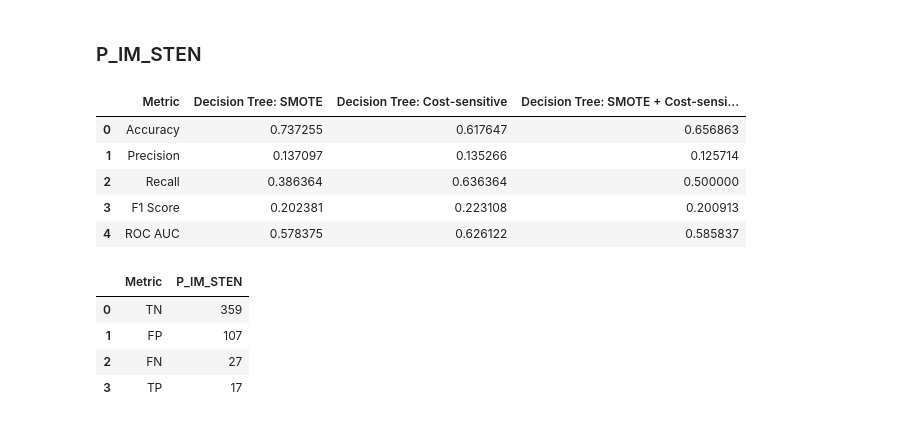
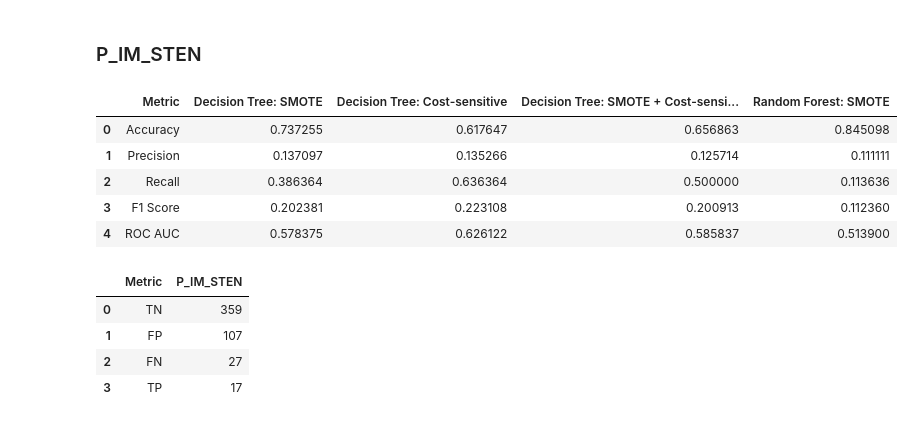
Before and after one commit to danghaidang04/Myocardial_Infraction_Complications_Analysis, a Jupyter notebook: DecisionTree.ipynb, the cells around one changed output. Drawn from its saved outputs; the diff is of its cells as text; code cells hidden in the pictures.

```diff
--- a/DecisionTree.ipynb
+++ b/DecisionTree.ipynb
@@ -822,16 +822,16 @@ pipeline = Pipeline(steps=[
 
 # Define the hyperparameters
 param_grid = {
-    'smote__sampling_strategy': [0.5, 0.6, 0.7, 0.8, 0.9, 1.0],
+    'smote__sampling_strategy': [0.5, 0.75, 1.0],
     'model__n_estimators': [25, 50, 75],
-    'model__max_depth': range(3, 10, 1),
-    'model__min_samples_split': range(5, 50, 5),
-    'model__min_samples_leaf': range(10, 40, 5),
+    'model__max_depth': range(6, 10, 1),
+    'model__min_samples_split': range(10, 50, 5),
+    'model__min_samples_leaf': range(5, 20, 5),
     'model__max_features': ['sqrt'],
 }
 
 # Define cross validation method
-cv = StratifiedKFold(n_splits=10, shuffle=True, random_state=0)
+cv = StratifiedKFold(n_splits=5, shuffle=True, random_state=0)
 
 # Define the grid search
 grid_search = GridSearchCV(pipeline, param_grid, cv=cv, scoring='roc_auc')
@@ -852,14 +874,13 @@ Couldn't find program: 'false'
 # %% [markdown]
 #### Test tables
 # %%
-%%script false --no-raise-error
 # Train table example for 5 targets
 best_model = []
 
 # ZSN
 pipeline = Pipeline(steps=[
-    ('smote', SMOTE(random_state=0, sampling_strategy=0.7)),
-    ('model', RandomForestClassifier(random_state=0, n_estimators=200, max_depth=9, max_features='sqrt', min_samples_leaf=10, min_samples_split=25))
+    ('smote', SMOTE(random_state=0, sampling_strategy=0.5)),
+    ('model', RandomForestClassifier(random_state=0, n_estimators=50, max_depth=9, max_features='sqrt', min_samples_leaf=10, min_samples_split=25))
 ])
 pipeline.fit(X_train[0], y_train[0])
 best_model.append(pipeline)
@@ -867,31 +888,31 @@ best_model.append(pipeline)
 # FIBR_PREDS
 pipeline = Pipeline(steps=[
     ('smote', SMOTE(random_state=0, sampling_strategy=0.5)),
-    ('model', RandomForestClassifier(random_state=0, n_estimators=100, max_depth=9, max_features='sqrt', min_samples_leaf=10, min_samples_split=30))
+    ('model', RandomForestClassifier(random_state=0, n_estimators=75, max_depth=9, max_features='sqrt', min_samples_leaf=5, min_samples_split=45))
 ])
 pipeline.fit(X_train[1], y_train[1])
 best_model.append(pipeline)
 
 # P_IM_STEN
 pipeline = Pipeline(steps=[
-    ('smote', SMOTE(random_state=0, sampling_strategy=0.5)),
-    ('model', RandomForestClassifier(random_state=0, n_estimators=100, max_depth=5, max_features='sqrt', min_samples_leaf=30, min_samples_split=10))
+    ('smote', SMOTE(random_state=0, sampling_strategy=0.75)),
+    ('model', RandomForestClassifier(random_state=0, n_estimators=50, max_depth=8, max_features='sqrt', min_samples_leaf=5, min_samples_split=15))
 ])
 pipeline.fit(X_train[2], y_train[2])
 best_model.append(pipeline)
 
 # REC_IM
 pipeline = Pipeline(steps=[
-    ('smote', SMOTE(random_state=0, sampling_strategy=0.5)),
-    ('model', RandomForestClassifier(random_state=0, n_estimators=100, max_depth=7, max_features='sqrt', min_samples_leaf=10, min_samples_split=10))
+    ('smote', SMOTE(random_state=0, sampling_strategy=0.75)),
+    ('model', RandomForestClassifier(random_state=0, n_estimators=25, max_depth=9, max_features='sqrt', min_samples_leaf=5, min_samples_split=10))
 ])
 pipeline.fit(X_train[3], y_train[3])
 best_model.append(pipeline)
 
 # OTEK_LANC
 pipeline = Pipeline(steps=[
-    ('smote', SMOTE(random_state=0, sampling_strategy=0.6)),
-    ('model', RandomForestClassifier(random_state=0, n_estimators=200, max_depth=9, max_features='sqrt', min_samples_leaf=10, min_samples_split=40))
+    ('smote', SMOTE(random_state=0, sampling_strategy=0.5)),
+    ('model', RandomForestClassifier(random_state=0, n_estimators=25, max_depth=9, max_features='sqrt', min_samples_leaf=5, min_samples_split=40))
 ])
 pipeline.fit(X_train[4], y_train[4])
 best_model.append(pipeline)
@@ -1044,19 +1081,20 @@ test_SMOTE_cost_sensitive_conf[["Metric", "FIBR_PREDS"]]
 # %%
 test_p_im_sten = {"Metric": ["Accuracy", "Precision", "Recall", "F1 Score", "ROC AUC"],
                     "Decision Tree: SMOTE": test_SMOTE_balanced["P_IM_STEN"],
                     "Decision Tree: Cost-sensitive": test_cost_sensitive["P_IM_STEN"],
-                    "Decision Tree: SMOTE + Cost-sensitive": test_SMOTE_cost_sensitive["P_IM_STEN"]}
+                    "Decision Tree: SMOTE + Cost-sensitive": test_SMOTE_cost_sensitive["P_IM_STEN"],
+                    "Random Forest: SMOTE": test_RF["P_IM_STEN"]}
 test_p_im_sten = pd.DataFrame(test_p_im_sten)
-test_p_im_sten.columns = ["Metric", "Decision Tree: SMOTE", "Decision Tree: Cost-sensitive", "Decision Tree: SMOTE + Cost-sensitive"]
+test_p_im_sten.columns = ["Metric", "Decision Tree: SMOTE", "Decision Tree: Cost-sensitive", "Decision Tree: SMOTE + Cost-sensitive", "Random Forest: SMOTE"]
 
 test_p_im_sten
 # %% [output]
-|  | Metric | Decision Tree: SMOTE | Decision Tree: Cost-sensitive | Decision Tree: SMOTE + Cost-sensi... |
-| 0 | Accuracy | 0.737255 | 0.617647 | 0.656863 |
-| 1 | Precision | 0.137097 | 0.135266 | 0.125714 |
-| 2 | Recall | 0.386364 | 0.636364 | 0.500000 |
-| 3 | F1 Score | 0.202381 | 0.223108 | 0.200913 |
-| 4 | ROC AUC | 0.578375 | 0.626122 | 0.585837 |
+|  | Metric | Decision Tree: SMOTE | Decision Tree: Cost-sensitive | Decision Tree: SMOTE + Cost-sensi... | Random Forest: SMOTE |
+| 0 | Accuracy | 0.737255 | 0.617647 | 0.656863 | 0.845098 |
+| 1 | Precision | 0.137097 | 0.135266 | 0.125714 | 0.111111 |
+| 2 | Recall | 0.386364 | 0.636364 | 0.500000 | 0.113636 |
+| 3 | F1 Score | 0.202381 | 0.223108 | 0.200913 | 0.112360 |
+| 4 | ROC AUC | 0.578375 | 0.626122 | 0.585837 | 0.513900 |
 # %%
 # Confusion matrix
 test_SMOTE_balanced_conf[["Metric", "P_IM_STEN"]]
```
Also changed, not shown: parts of 13 cells of this notebook.
